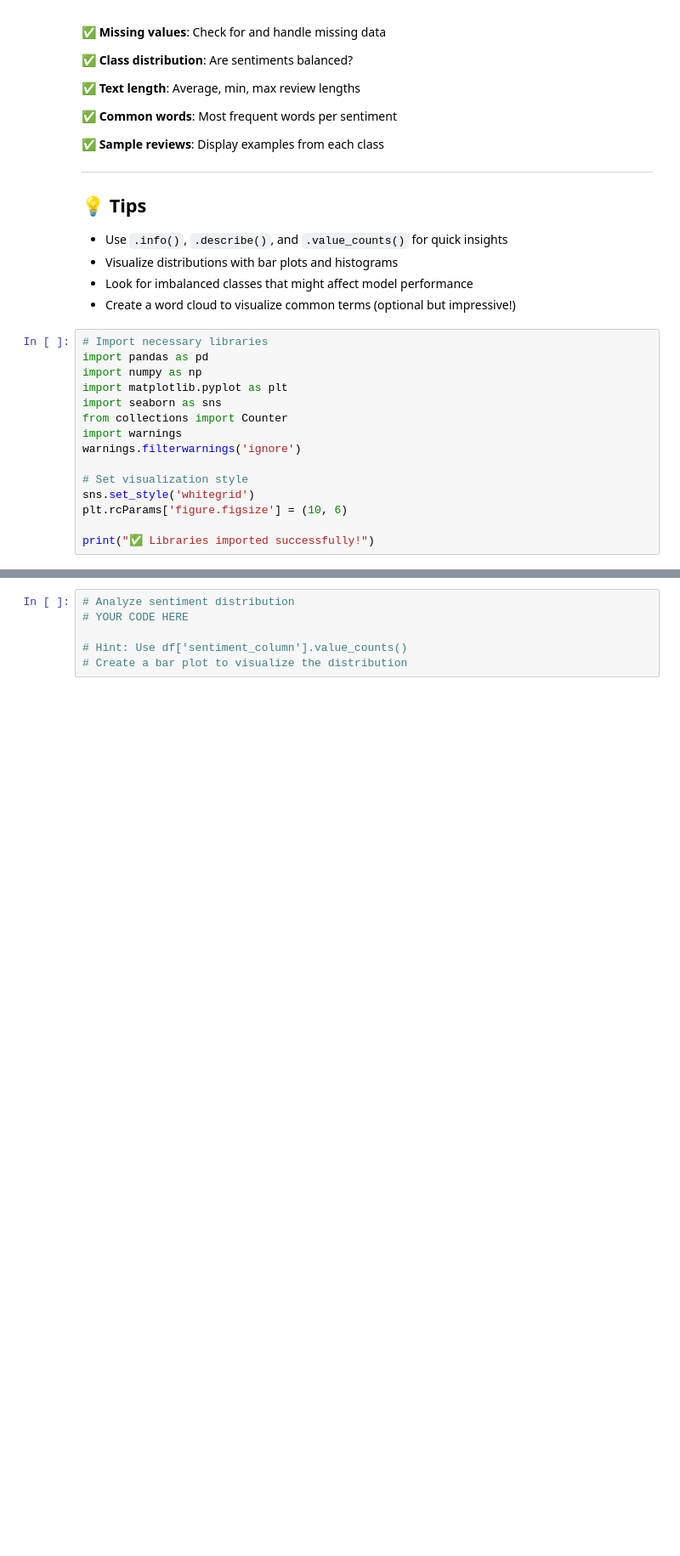
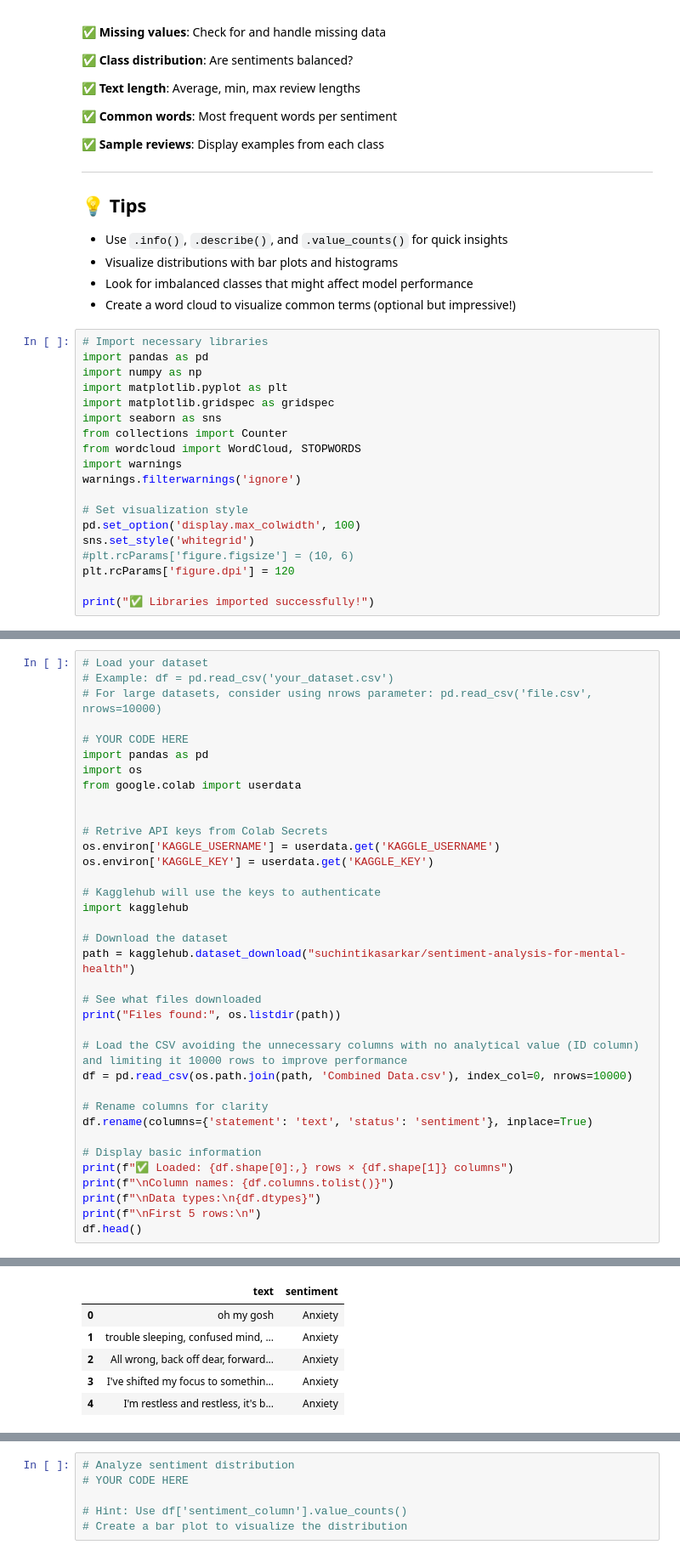
Before and after one commit to CeZa18/Cesar-Zaldivar-ML-ITAI1371, a Jupyter notebook: FP_MentalHelathSentimentAnalysis_CesarZaldivar.ipynb, the cells around one changed output, grey strips where cells are left out. Shown at 85% size. Drawn from its saved outputs; the diff is of its cells as text; blank space fills up the shorter version.

Commit message:
Version 1.5
Stopping point for the day. Halfway through initial analysis

```diff
--- a/FP_MentalHelathSentimentAnalysis_CesarZaldivar.ipynb
+++ b/FP_MentalHelathSentimentAnalysis_CesarZaldivar.ipynb
@@ -132,13 +162,17 @@ In the markdown cell below, answer these questions:
 import pandas as pd
 import numpy as np
 import matplotlib.pyplot as plt
+import matplotlib.gridspec as gridspec
 import seaborn as sns
 from collections import Counter
+from wordcloud import WordCloud, STOPWORDS
 import warnings
 warnings.filterwarnings('ignore')
 
 # Set visualization style
+pd.set_option('display.max_colwidth', 100)
 sns.set_style('whitegrid')
-plt.rcParams['figure.figsize'] = (10, 6)
+#plt.rcParams['figure.figsize'] = (10, 6)
+plt.rcParams['figure.dpi'] = 120
 
 print("✅ Libraries imported successfully!")
@@ -161,0 +181,37 @@ df.head()
+# %%
+# Load your dataset
+# Example: df = pd.read_csv('your_dataset.csv')
+# For large datasets, consider using nrows parameter: pd.read_csv('file.csv', nrows=10000)
+
+# YOUR CODE HERE
+import pandas as pd
+import os
+from google.colab import userdata
+
+
+# Retrive API keys from Colab Secrets
+os.environ['KAGGLE_USERNAME'] = userdata.get('KAGGLE_USERNAME')
+os.environ['KAGGLE_KEY'] = userdata.get('KAGGLE_KEY')
+
+# Kagglehub will use the keys to authenticate
+import kagglehub
+
+# Download the dataset
+path = kagglehub.dataset_download("suchintikasarkar/sentiment-analysis-for-mental-health")
+
+# See what files downloaded
+print("Files found:", os.listdir(path))
+
+# Load the CSV avoiding the unnecessary columns with no analytical value (ID column) and limiting it 10000 rows to improve performance
+df = pd.read_csv(os.path.join(path, 'Combined Data.csv'), index_col=0, nrows=10000)
+
+# Rename columns for clarity
+df.rename(columns={'statement': 'text', 'status': 'sentiment'}, inplace=True)
+
+# Display basic information
+print(f"✅ Loaded: {df.shape[0]:,} rows × {df.shape[1]} columns")
+print(f"\nColumn names: {df.columns.tolist()}")
+print(f"\nData types:\n{df.dtypes}")
+print(f"\nFirst 5 rows:\n")
+df.head()
+# %% [output]
@@ -161,0 +230,6 @@ df.head()
+|  | text | sentiment |
+| 0 | oh my gosh | Anxiety |
+| 1 | trouble sleeping, confused mind, ... | Anxiety |
+| 2 | All wrong, back off dear, forward... | Anxiety |
+| 3 | I've shifted my focus to somethin... | Anxiety |
+| 4 | I'm restless and restless, it's b... | Anxiety |
```
Also changed, not shown: parts of 9 cells of this notebook.
